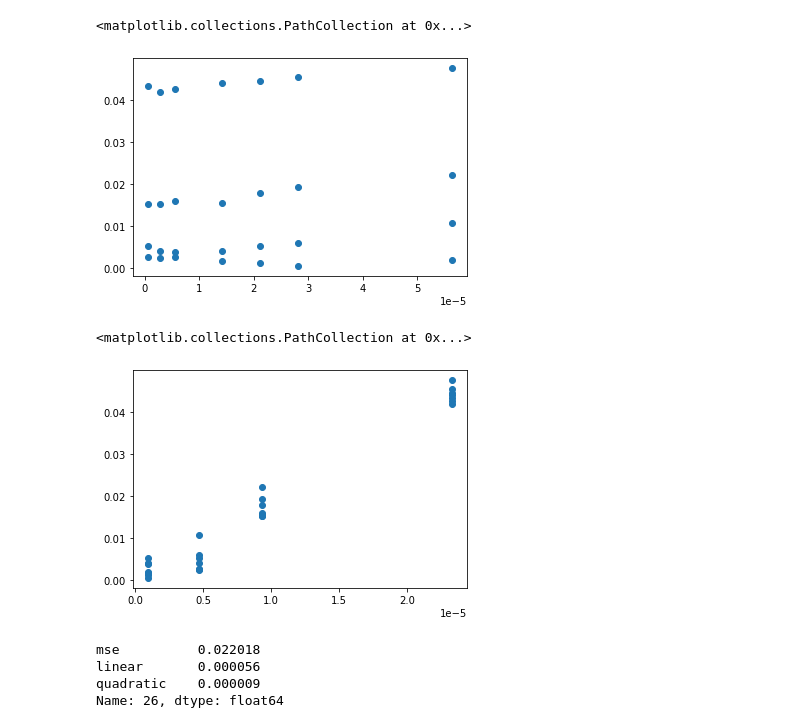
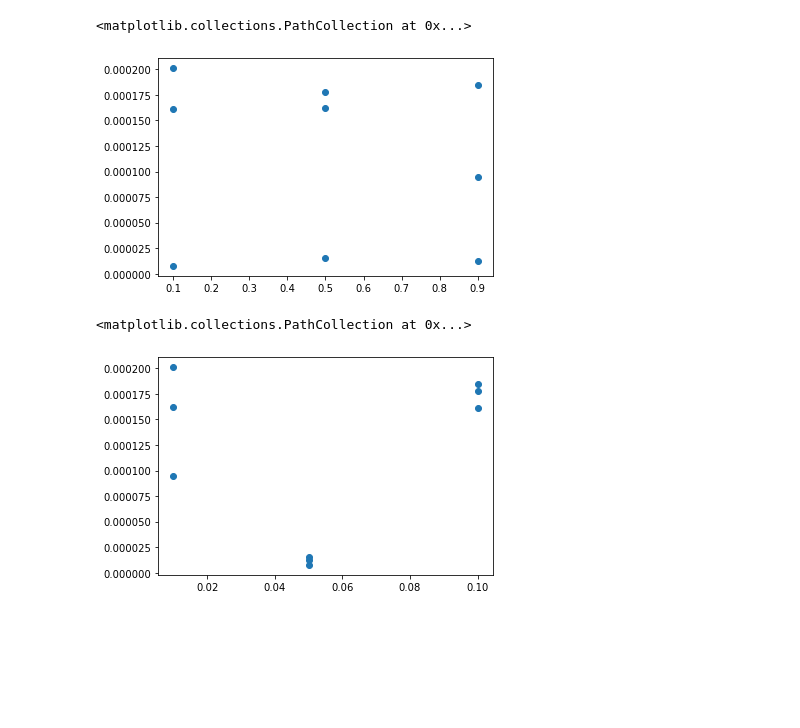
Before and after one commit to jburke5/microsimNHANES, a Jupyter notebook: identifyOptimalBaselineSurvivalParametersForDementia.ipynb, the cells around one changed output. Drawn from its saved outputs; the diff is of its cells as text; code cells hidden in the pictures; blank space fills up the shorter version.

Commit message:
dementia calibration + qalys

```diff
--- a/identifyOptimalBaselineSurvivalParametersForDementia.ipynb
+++ b/identifyOptimalBaselineSurvivalParametersForDementia.ipynb
@@ -18,0 +27,4 @@ mp.set_start_method('forkserver')
+# %%
+simIncidence = pop.get_raw_incidence_by_age(OutcomeModelType.DEMENTIA)
+simIncidenceTrunc = simIncidence.loc[(simIncidence.index >=20) & (simIncidence.index < 90)]
+predIncidence = .084*np.exp(0.142 * (simIncidenceTrunc.index-60))/100
@@ -19,19 +40,23 @@ mp.set_start_method('forkserver')
 # %%
-def runParameters(linear, quadratic, popSize=40000):
+def runParameters(linearMutiplier, quadraticMultiplier, popSize=40000):
     # get dataframe on dementia indidcne
     # calculate incidence by age
-    demModel = DementiaModel(linear, quadratic)
+    demModel = DementiaModel()
+    demModel.one_year_linear_cumulative_hazard =  demModel.one_year_linear_cumulative_hazard * linearMutiplier
+    demModel.one_year_quad_cumulative_hazard =  demModel.one_year_quad_cumulative_hazard * quadraticMultiplier
+
+
+    print(f"lienar multiplier: {linearMutiplier}, linaer haz {demModel.one_year_linear_cumulative_hazard}, quad multiplier: {quadraticMultiplier}, quad hazard: {demModel.one_year_quad_cumulative_hazard}")
     pop = NHANESDirectSamplePopulation(n=popSize, year=1999)
     pop._outcome_model_repository._models[OutcomeModelType.DEMENTIA] = demModel
     pop.advance_multi_process(20)
 
     incidence = pop.get_raw_incidence_by_age(OutcomeType.DEMENTIA)
-    predIncidence = .084*np.exp(0.142 * (incidence.index-60))
+    incidence = incidence.loc[(incidence.index >=60) & (incidence.index < 90)]
 
-    incidenceUnder90 = incidence[:90]
+    predIncidence = pd.Series(index=incidence.index, data=(.084*np.exp(0.142 * (incidence.index-60))/100))
+
     # compare to brookmeu
-    predIncidence = .084*np.exp(0.142 * (incidenceUnder90.index-60))/100
+    mse = ((incidence-predIncidence)**2).mean()
 
-    mse = ((incidenceUnder90-predIncidence)**2).sum()
-
-    return (incidenceUnder90, mse, linear, quadratic)
+    return (incidence, mse, linearMutiplier, quadraticMultiplier)
@@ -40,17 +63,16 @@ mses = [result[1] for result in results]
 # %%
-linearBase = 5.64485841e-05
-quadraticBase=9.33371239e-05
+linearMultipliers = [0.1, 0.5, 0.9]
+quadMultipliers = [0.01, 0.05, 0.1]
 
-linearMultipliers = [0.01, 0.05, 0.1, 0.25, 0.375, 0.5, 1.0]
-quadraticMultipliers = [0.01, 0.05, 0.1, 0.25]
 
 results = []
 count = 0
 
 for lin in linearMultipliers:
-    for quad in quadraticMultipliers:
+    for quad in quadMultipliers:
         print(f"COUNT: {count}")
-        results.append(runParameters(linearBase*lin, quad*quadraticBase, 40000))
+        results.append(runParameters(lin, quad, 30000))
         count += 1
+saveResultsToNotOverwrite = results
 # %% [output]
 COUNT: 0
@@ -72,6 +94,6 @@ processing year: 18
 processing year: 19
 # %%
 resultsDF = pd.DataFrame({'mse' : [result[1] for result in results],
-                         'linear' : [result[2] for result in results],
-                         'quadratic' : [result[3] for result in results]})
+                          'lin' : [result[2] for result in results],
+                         'quad' : [result[3] for result in results]})
 resultsDF.sort_values('mse', inplace=True)
@@ -98,18 +117,10 @@ resultsDF
 # %%
-plt.scatter(resultsDF.linear, resultsDF.mse)
+plt.scatter(resultsDF.lin, resultsDF.mse)
 # %% [output]
 <matplotlib.collections.PathCollection at 0x...>
-[figure, old version]
+[figure, new version]
 # %%
-plt.scatter(resultsDF.quadratic, resultsDF.mse)
+plt.scatter(resultsDF.quad, resultsDF.mse)
 # %% [output]
 <matplotlib.collections.PathCollection at 0x...>
-[figure, old version]
+[figure, new version]
-# %%
-### the best matching row
-resultsDF.iloc[20]
-# %% [output]
-mse          0.022018
-linear       0.000056
-quadratic    0.000009
-Name: 26, dtype: float64
```
Also changed, not shown: parts of 84 cells of this notebook, 9 other files.
